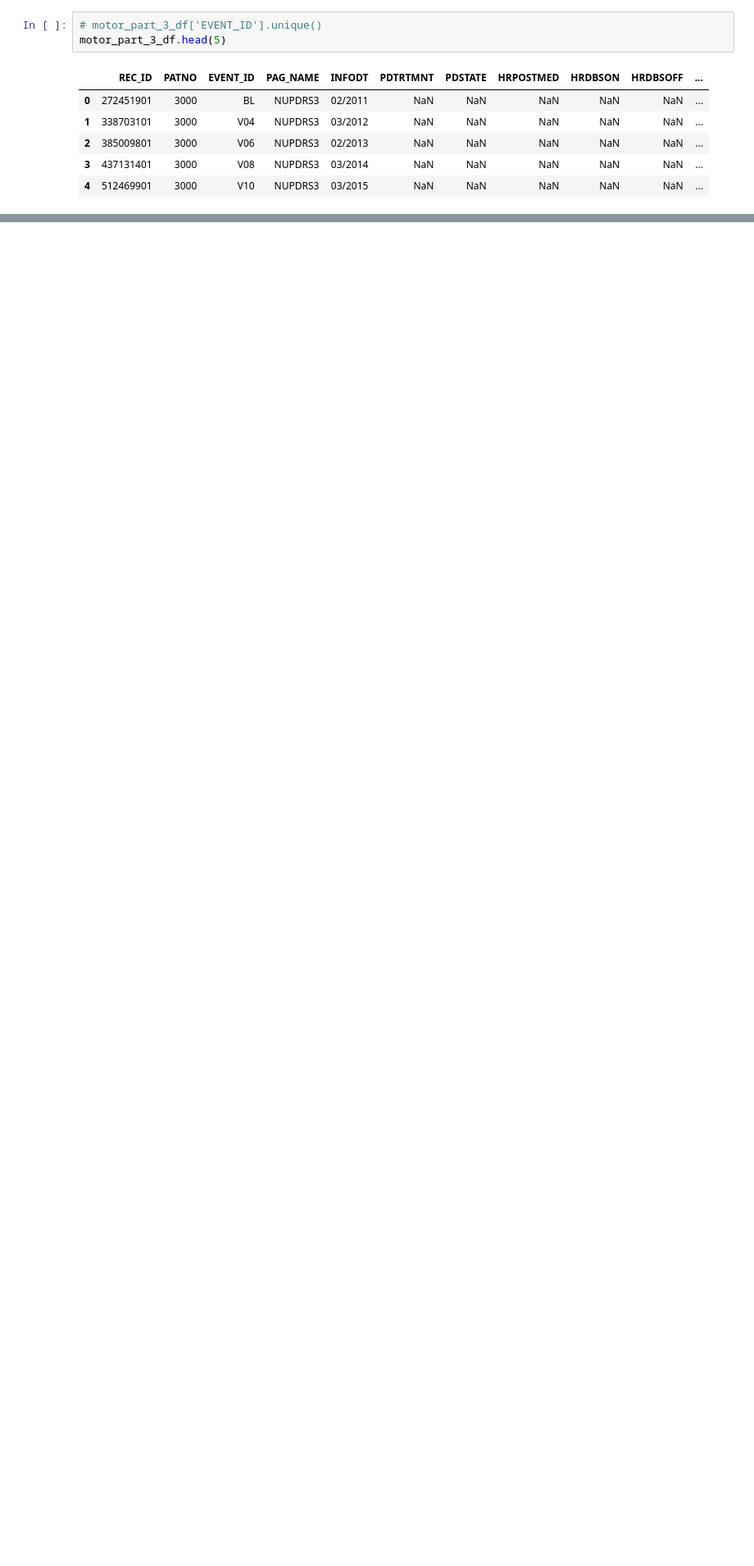
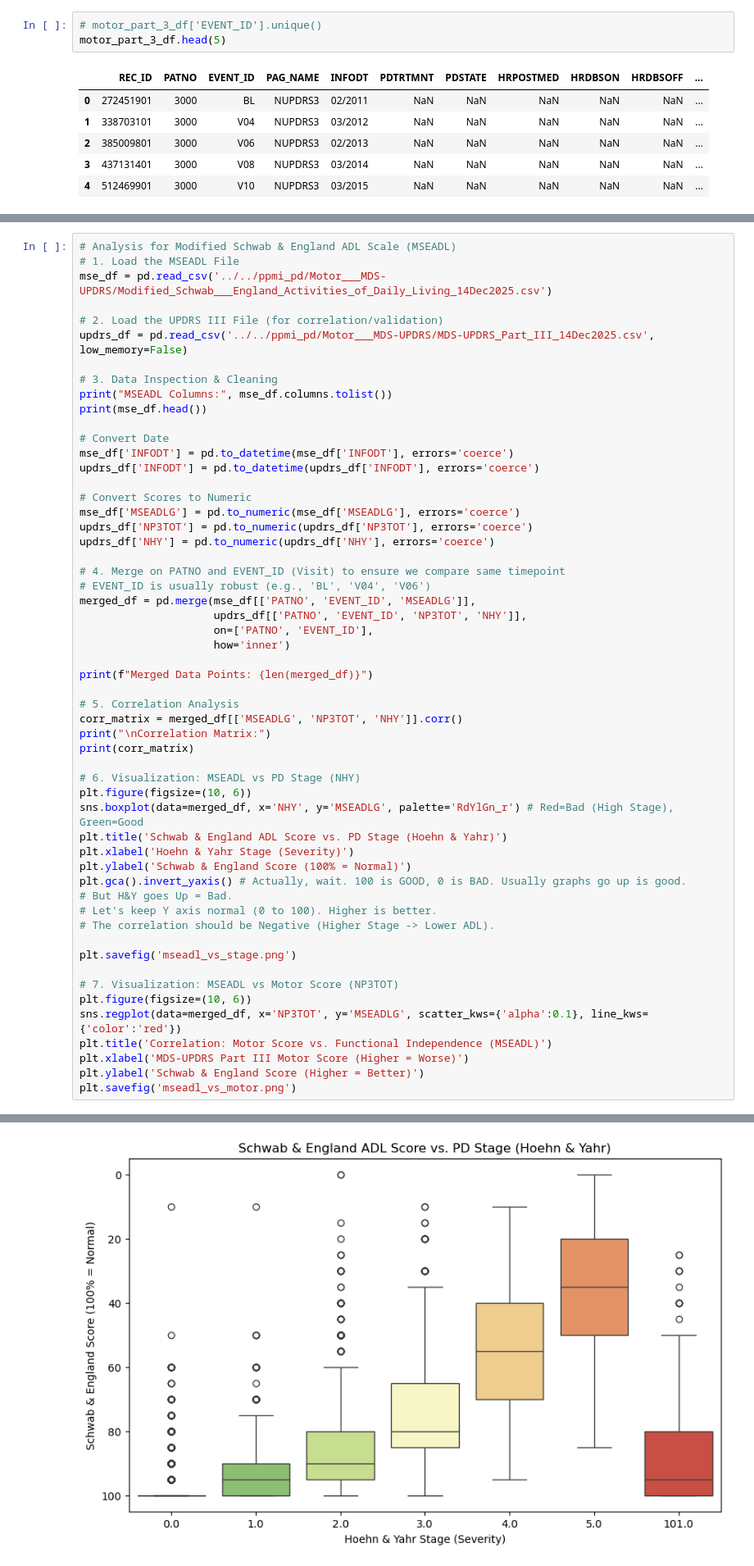
Before and after one commit to vutuongvy101/multimodal-pd-progression, a Jupyter notebook: Experiment/preprocessing/EDA_motor.ipynb, the cells around one changed output, grey strips where cells are left out. Shown at 82% size. Saved outputs shown, nothing was run; the diff lists cells and outputs as text; blank space fills up the shorter version.

Commit message:
eda_motor_done

```diff
--- a/Experiment/preprocessing/EDA_motor.ipynb
+++ b/Experiment/preprocessing/EDA_motor.ipynb
@@ -580,3 +580,59 @@ Passing `palette` without assigning `hue` is deprecated and will be removed in v
 
   sns.barplot(data=feature_importance, x='Importance', y='Feature', ax=axes[1], palette='viridis')
 [figure]
+# %%
+# Analysis for Modified Schwab & England ADL Scale (MSEADL)
+# 1. Load the MSEADL File
+mse_df = pd.read_csv('../../ppmi_pd/Motor___MDS-UPDRS/Modified_Schwab___England_Activities_of_Daily_Living_14Dec2025.csv')
+
+# 2. Load the UPDRS III File (for correlation/validation)
+updrs_df = pd.read_csv('../../ppmi_pd/Motor___MDS-UPDRS/MDS-UPDRS_Part_III_14Dec2025.csv', low_memory=False)
+
+# 3. Data Inspection & Cleaning
+print("MSEADL Columns:", mse_df.columns.tolist())
+print(mse_df.head())
+
+# Convert Date
+mse_df['INFODT'] = pd.to_datetime(mse_df['INFODT'], errors='coerce')
+updrs_df['INFODT'] = pd.to_datetime(updrs_df['INFODT'], errors='coerce')
+
+# Convert Scores to Numeric
+mse_df['MSEADLG'] = pd.to_numeric(mse_df['MSEADLG'], errors='coerce')
+updrs_df['NP3TOT'] = pd.to_numeric(updrs_df['NP3TOT'], errors='coerce')
+updrs_df['NHY'] = pd.to_numeric(updrs_df['NHY'], errors='coerce')
+
+# 4. Merge on PATNO and EVENT_ID (Visit) to ensure we compare same timepoint
+# EVENT_ID is usually robust (e.g., 'BL', 'V04', 'V06')
+merged_df = pd.merge(mse_df[['PATNO', 'EVENT_ID', 'MSEADLG']],
+                     updrs_df[['PATNO', 'EVENT_ID', 'NP3TOT', 'NHY']],
+                     on=['PATNO', 'EVENT_ID'],
+                     how='inner')
+
+print(f"Merged Data Points: {len(merged_df)}")
+
+# 5. Correlation Analysis
+corr_matrix = merged_df[['MSEADLG', 'NP3TOT', 'NHY']].corr()
+print("\nCorrelation Matrix:")
+print(corr_matrix)
+
+# 6. Visualization: MSEADL vs PD Stage (NHY)
+plt.figure(figsize=(10, 6))
+sns.boxplot(data=merged_df, x='NHY', y='MSEADLG', palette='RdYlGn_r') # Red=Bad (High Stage), Green=Good
+plt.title('Schwab & England ADL Score vs. PD Stage (Hoehn & Yahr)')
+plt.xlabel('Hoehn & Yahr Stage (Severity)')
+plt.ylabel('Schwab & England Score (100% = Normal)')
+plt.gca().invert_yaxis() # Actually, wait. 100 is GOOD, 0 is BAD. Usually graphs go up is good.
+# But H&Y goes Up = Bad.
+# Let's keep Y axis normal (0 to 100). Higher is better.
+# The correlation should be Negative (Higher Stage -> Lower ADL).
+
+plt.savefig('mseadl_vs_stage.png')
+
+# 7. Visualization: MSEADL vs Motor Score (NP3TOT)
+plt.figure(figsize=(10, 6))
+sns.regplot(data=merged_df, x='NP3TOT', y='MSEADLG', scatter_kws={'alpha':0.1}, line_kws={'color':'red'})
+plt.title('Correlation: Motor Score vs. Functional Independence (MSEADL)')
+plt.xlabel('MDS-UPDRS Part III Motor Score (Higher = Worse)')
+plt.ylabel('Schwab & England Score (Higher = Better)')
+plt.savefig('mseadl_vs_motor.png')
+# %% [output]
@@ -582,0 +659 @@ Passing `palette` without assigning `hue` is deprecated and will be removed in v
+[figure, added]
```
Also changed, not shown: parts of 2 cells of this notebook.
